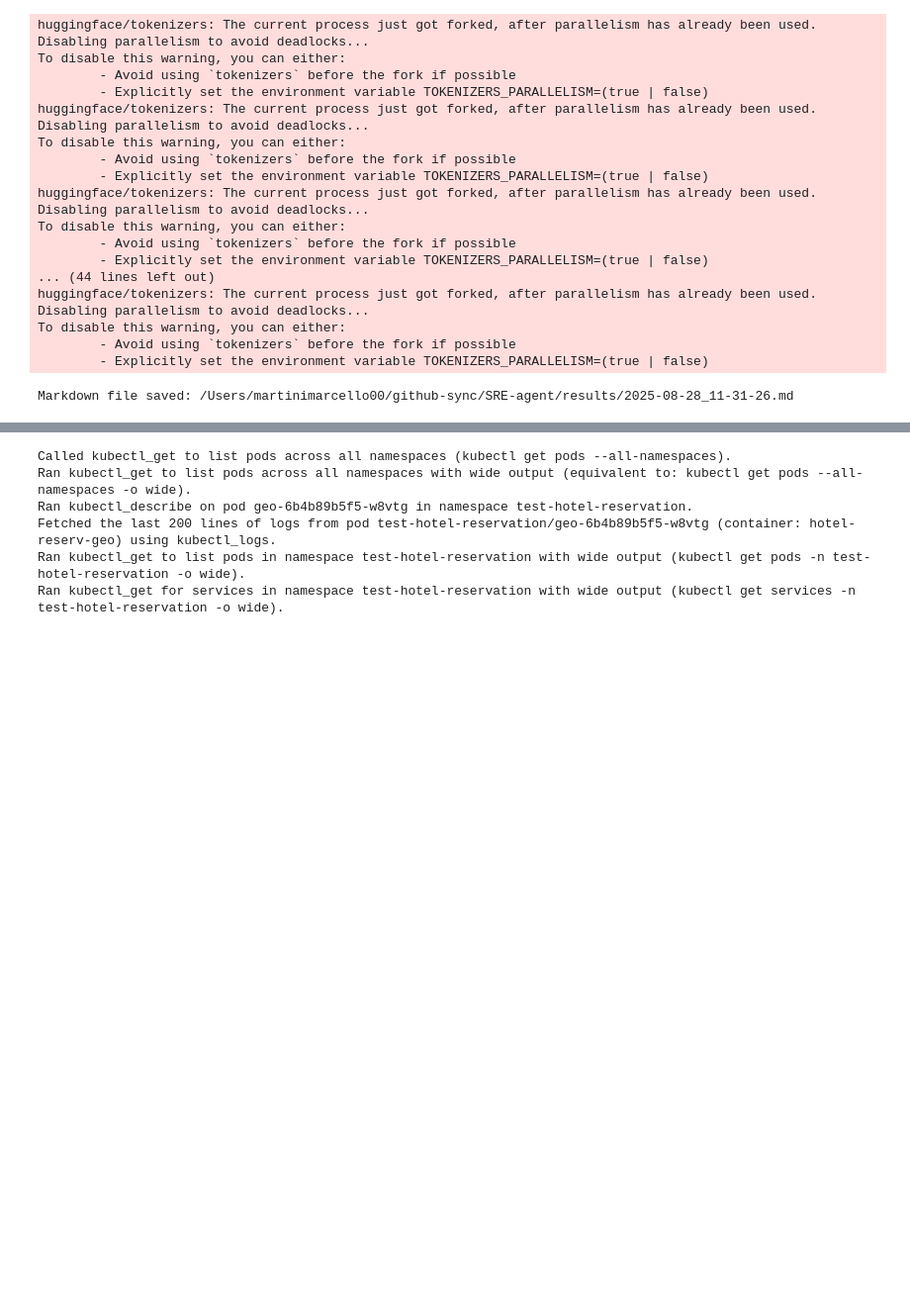
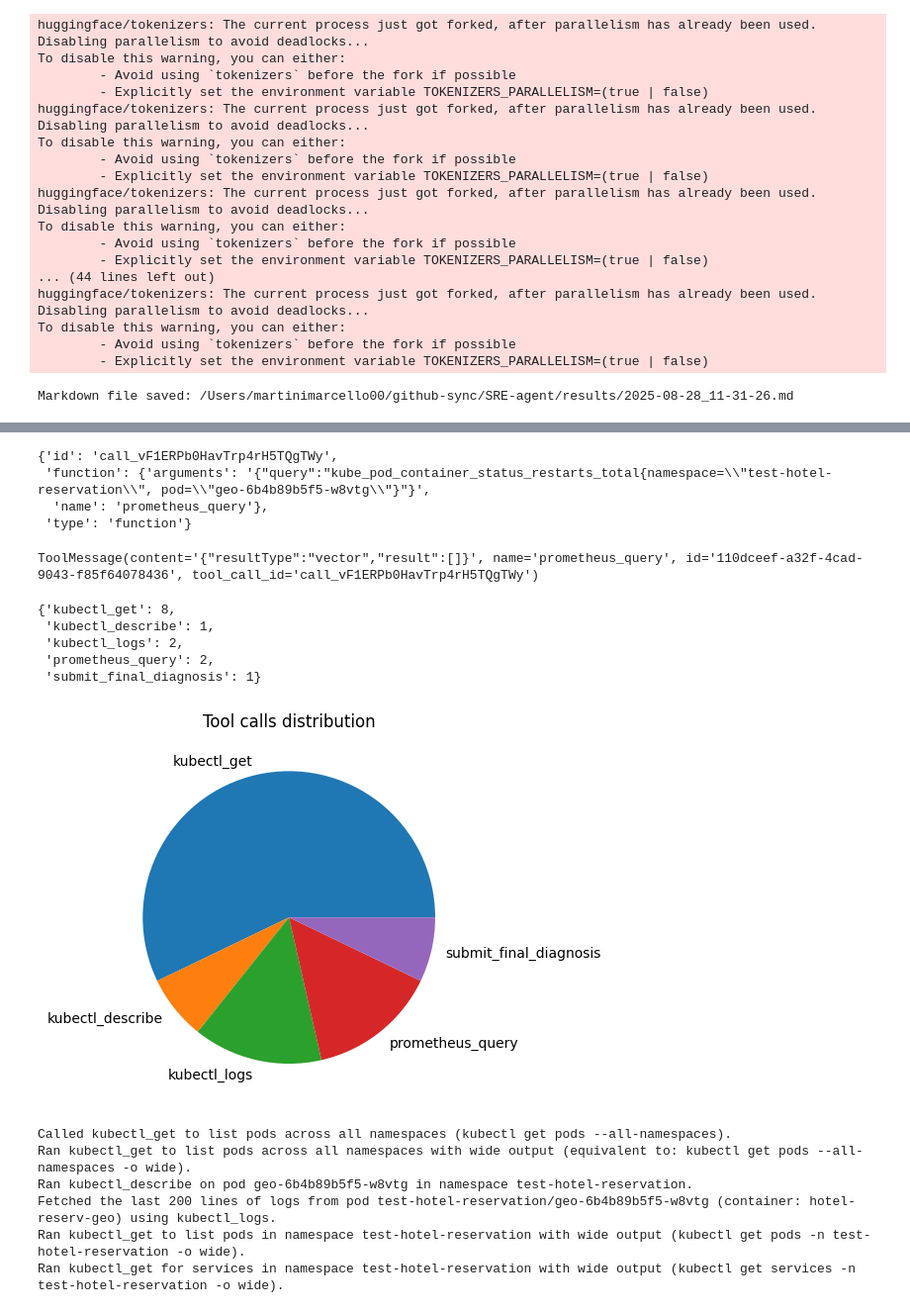
Before and after one commit to martinimarcello00/SRE-agent, a Jupyter notebook: SRE-ReAct-agent-mitigation-plan.ipynb, the cells around one changed output, grey strips where cells are left out. Shown at 99% size. Drawn from its saved outputs; the diff is of its cells as text; code cells hidden in the pictures; blank space fills up the shorter version.

Commit message:
Add Tool Invocation Frequency Analysis

```diff
--- a/SRE-ReAct-agent-mitigation-plan.ipynb
+++ b/SRE-ReAct-agent-mitigation-plan.ipynb
@@ -716,0 +699,6 @@ Observed evidence and reasoning:
+# %%
+from langchain_core.messages import AIMessage
+
+for i, msg in enumerate(structured_result['messages']):
+    if isinstance(msg, AIMessage):
+        print(f'{i}) {msg.additional_kwargs["tool_calls"][0]["function"]["name"]}')
@@ -717,3 +720,54 @@ Observed evidence and reasoning:
+# %%
+structured_result['messages'][24].additional_kwargs["tool_calls"][0]
+# %% [output]
+{'id': 'call_vF1ERPb0HavTrp4rH5TQgTWy',
+ 'function': {'arguments': '{"query":"kube_pod_container_status_restarts_total{namespace=\\"test-hotel-reservation\\", pod=\\"geo-6b4b89b5f5-w8vtg\\"}"}',
+  'name': 'prometheus_query'},
+ 'type': 'function'}
+# %%
+structured_result['messages'][25]
+# %% [output]
+ToolMessage(content='{"resultType":"vector","result":[]}', name='prometheus_query', id='110dceef-a32f-4cad-9043-f85f64078436', tool_call_id='call_vF1ERPb0HavTrp4rH5TQgTWy')
+# %%
+from langchain_core.messages import AIMessage
+import matplotlib.pyplot as plt
+from collections import Counter
+
+def count_tool_calls(messages):
+    """
+    Plots a bar chart of tool call occurrences by tool name from state['messages'].
+    """
+    # Extract tool names from ToolMessage objects
+    tool_calls = []
+    for msg in messages:
+
+        if isinstance(msg, AIMessage):
+            if hasattr(msg, 'additional_kwargs'):
+                if "tool_calls" in msg.additional_kwargs:
+                    for call in msg.additional_kwargs['tool_calls']:
+                        if "function" in call:
+                            if "name" in call["function"]:
+                                tool_calls.append(call["function"]["name"])
+
+    # Count occurrences
+    counts = Counter(tool_calls)
+
+    return dict(counts)
+# %%
+tool_calls = count_tool_calls(structured_result["messages"])
+tool_calls
+# %% [output]
+{'kubectl_get': 8,
+ 'kubectl_describe': 1,
+ 'kubectl_logs': 2,
+ 'prometheus_query': 2,
+ 'submit_final_diagnosis': 1}
+# %%
+plt.pie(list(tool_calls.values()), labels=list(tool_calls.keys()))
+plt.title('Tool calls distribution')
+plt.show()
+# %% [output]
+[figure, added]
 # %%
 for step in structured_result["prev_steps"]:
     print(step)
```
Also changed, not shown: parts of 5 cells of this notebook.
